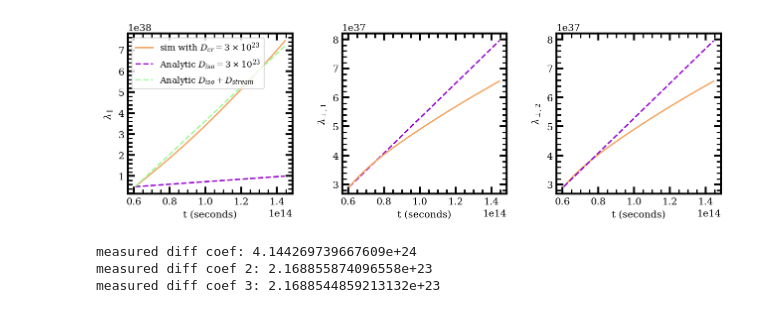
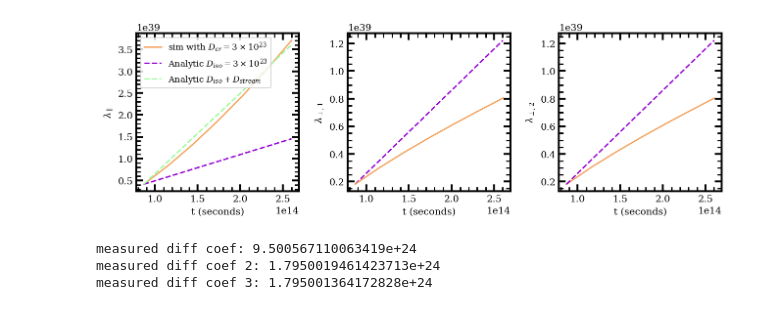
Before and after one commit to SampsonML/cr_diffusion_tools, a Jupyter notebook: cr_diffusion_ramses/analysis_blob_test_streaming_iso.ipynb, the cells around one changed output. Saved outputs shown, nothing was run; the diff lists cells and outputs as text; code cells hidden in the pictures.

Commit message:
updated diffusion coef

```diff
--- a/cr_diffusion_ramses/analysis_blob_test_streaming_iso.ipynb
+++ b/cr_diffusion_ramses/analysis_blob_test_streaming_iso.ipynb
@@ -38,10 +38,10 @@ coords = ["x", "y", "z"]
 title = ["x-slice", "y-slice", "z-slice"]
 text = [r"$\mathbf{B} \uparrow$", r"$\mathbf{B} \rightarrow$", r"$\mathbf{B} \odot $"]
 fns = [
-    "/scratch/gpfs/ms0821/sampson_ramses/low_res_iso_no_turb_stream/output_00022/info_00022.txt",
-    "/scratch/gpfs/ms0821/sampson_ramses/low_res_iso_no_turb_stream/output_00032/info_00032.txt",
-    "/scratch/gpfs/ms0821/sampson_ramses/low_res_iso_no_turb_stream/output_00043/info_00043.txt",
-    "/scratch/gpfs/ms0821/sampson_ramses/low_res_iso_no_turb_stream/output_00054/info_00054.txt",
+    "/scratch/gpfs/ms0821/sampson_ramses/low_res_iso_no_turb_stream/output_00004/info_00004.txt",
+    "/scratch/gpfs/ms0821/sampson_ramses/low_res_iso_no_turb_stream/output_00005/info_00005.txt",
+    "/scratch/gpfs/ms0821/sampson_ramses/low_res_iso_no_turb_stream/output_00006/info_00006.txt",
+    "/scratch/gpfs/ms0821/sampson_ramses/low_res_iso_no_turb_stream/output_00007/info_00007.txt",
 ]
 
 fig = plt.figure(figsize=(10,22), dpi=120)
@@ -83,13 +83,13 @@ for fn in fns:
 
     if idx > 0:
         # analytical diffusion
-        dsi = yt.load("/scratch/gpfs/ms0821/sampson_ramses/low_res_iso_no_turb_stream/output_00021/info_00021.txt")
+        dsi = yt.load("/scratch/gpfs/ms0821/sampson_ramses/low_res_iso_no_turb_stream/output_00003/info_00003.txt")
         ti = dsi.current_time.in_units('s')
         tf = ds.current_time.in_units('s')
 
         # total time
         init = 0.04 * 20
-        Dcr = (3e23)**0.5
+        Dcr = (3e24)**0.5
         t = np.array((tf - ti))**0.5
         t2 = np.array((tf - ti))
         dx = Dcr * np.array(t) * 3.24078e-19 + init
@@ -145,12 +145,15 @@ eig21 = []
 eig22 = []
 eig23 = []
 time2 = []
-tol=2e-15
-for i in range(30):
+for i in range(7):
     print(f'at file {i+1}')
-    idx = i + 22
-    prefix = "/scratch/gpfs/ms0821/sampson_ramses/low_res_iso_no_turb_stream/output_000"
-    suffix = str(idx) + "/info_000" + str(idx) + ".txt"
+    idx = i + 4
+    if idx < 10:
+        prefix = "/scratch/gpfs/ms0821/sampson_ramses/low_res_iso_no_turb_stream/output_0000"
+        suffix = str(idx) + "/info_0000" + str(idx) + ".txt"
+    else:
+        prefix = "/scratch/gpfs/ms0821/sampson_ramses/low_res_iso_no_turb_stream/output_000"
+        suffix = str(idx) + "/info_000" + str(idx) + ".txt"
     filename = prefix + suffix
     I, eigs, evec, t = cr_spatial_covariance(filename, group=2, normalize=True, sort=True)
     e21, e22, e23 = eigs
@@ -187,49 +174,45 @@ fig = plt.figure(figsize=(11,3), dpi=140)
 plt.subplots_adjust(wspace=0.3,hspace=0.4)
 
 # group 2
-diff = 3e23
+diff = 3e24
 end1 = eig21[0] + 2 * diff * (time2[-1] - time2[0])
 end2 = eig22[0] + 2 * diff * (time2[-1] - time2[0])
 end3 = eig23[0] + 2 * diff * (time2[-1] - time2[0])
-#v_str = va_cm
-#end4 = eig21[0] + (v_str**2) * (time2[-1] - time2[0])**2 + diff * (time2[-1] - time2[0])
-
-# hacky test
-# effective diffusion coef from streamiing only trial is 3.7e+24, lets add this to the sub-grid value
-diff2 = 3.7e+24 + diff
-end4 = eig21[0] + 2 * diff2 * (time2[-1] - time2[0])
+v_str = B_cgs / np.sqrt(7e-23)
+diff2 = v_str**2 * (time2[-1] - time2[0]) + diff
+end4 = eig21[0] + 2*diff2 * (time2[-1] - time2[0])
 
 # analytic functions
 ana1 = np.linspace(eig21[0], end1,len(time2))
 ana2 = np.linspace(eig22[0], end2,len(time2))
 ana3 = np.linspace(eig23[0], end3,len(time2))
 ana4 = np.linspace(eig21[0], end4,len(time2))
 
 # plot the beast
 plt.subplot(1,3,1)
 plt.plot(time2, eig21, color='sandybrown',label=r"sim with $D_{cr}=3 \times 10^{23}$")
 plt.plot(time2, ana1, ls='--', color='darkviolet', label=r"Analytic $D_{iso} = 3 \times 10^{23}$")
 plt.plot(time2, ana4, ls='--', color='palegreen', label=r"Analytic $D_{iso} + D_{stream}$")
 plt.legend(fontsize=9)
 plt.ylabel(r'$\lambda_{\parallel}$')
 plt.xlabel('t (seconds)')
 
 plt.subplot(1,3,2)
 plt.plot(time2, ana2, ls='--', color='darkviolet')
 plt.plot(time2, eig22, color='sandybrown')
 plt.ylabel(r'$\lambda_{\perp,1}$')
 plt.xlabel('t (seconds)')
 plt.subplot(1,3,3)
 
 plt.plot(time2, eig23, color='sandybrown')
 plt.plot(time2, ana3, ls='--', color='darkviolet')
 plt.ylabel(r'$\lambda_{\perp,2}$')
 plt.xlabel('t (seconds)')
 
 
 plt.savefig("res64_no_turb_streaming_iso.png")
 # %% [output]
-[figure, old version]
+[figure, new version]
 # %%
 # naive gradient measurements -- assuming Gaussian diffusion
 gradient = (eig21[-1] - eig21[0]) / (time2[-1] - time2[0]) / 2 # factor to go from MSD to diffusion coef
@@ -240,6 +223,6 @@ print(f"measured diff coef: {gradient}")
 print(f"measured diff coef 2: {gradient2}")
 print(f"measured diff coef 3: {gradient3}")
 # %% [output]
-measured diff coef: 4.144269739667609e+24
-measured diff coef 2: 2.168855874096558e+23
-measured diff coef 3: 2.1688544859213132e+23
+measured diff coef: 9.500567110063419e+24
+measured diff coef 2: 1.7950019461423713e+24
+measured diff coef 3: 1.795001364172828e+24
```
Also changed, not shown: parts of 3 cells of this notebook.
